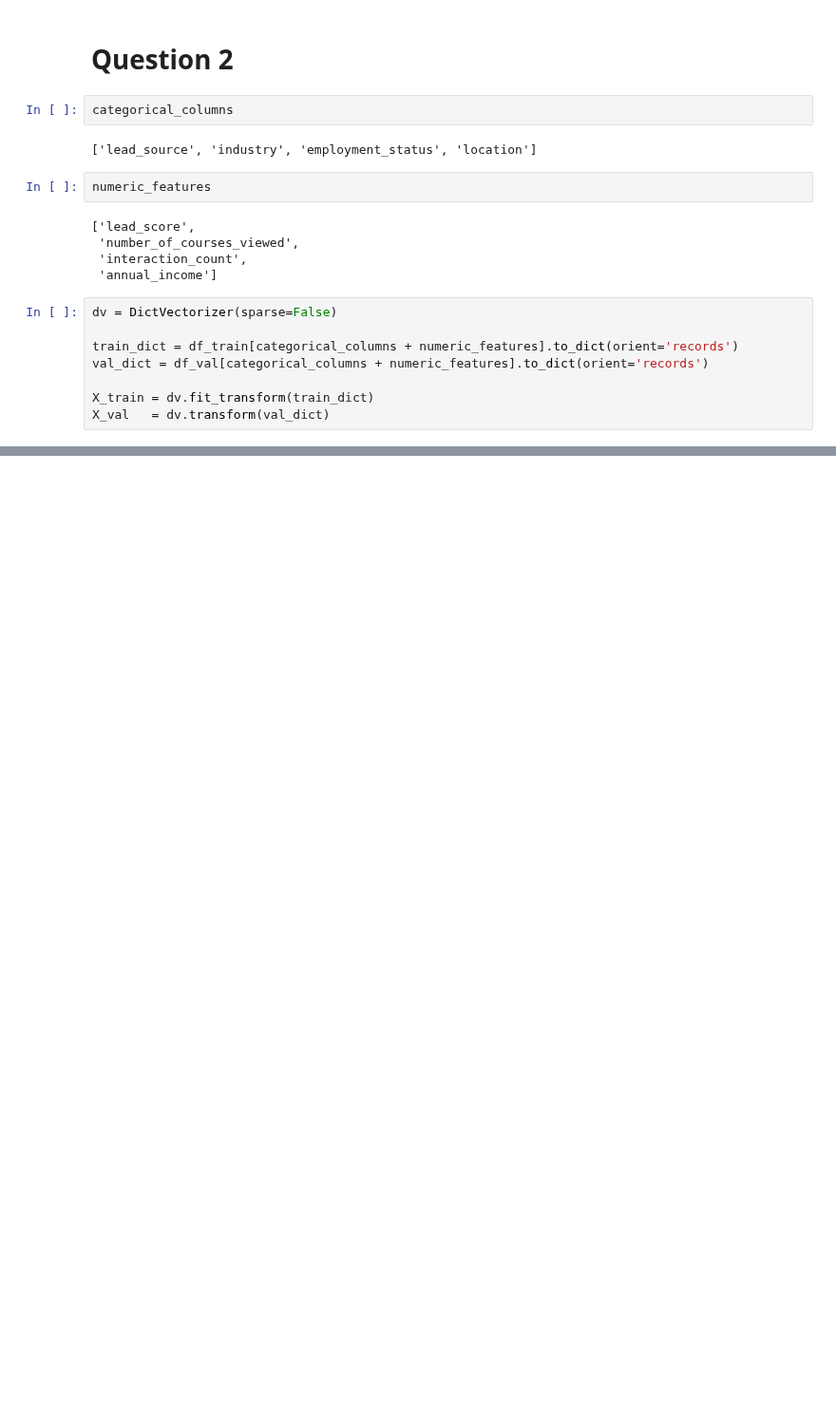
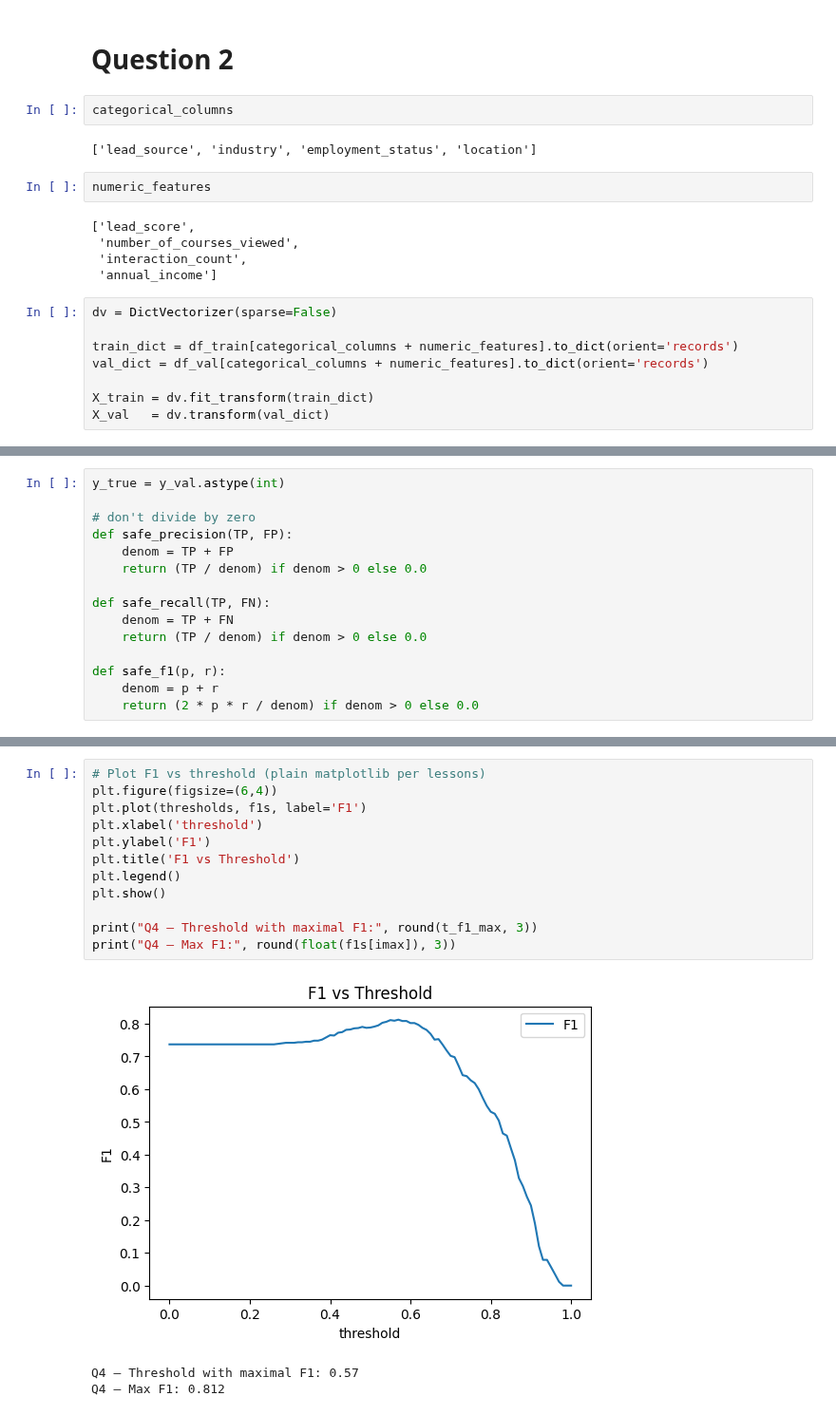
Before and after one commit to brukeg/machine-learning-zoomcamp, a Jupyter notebook: 04-Evaluation/module-four-homework.ipynb, the cells around one changed output, grey strips where cells are left out. Shown at 95% size. Saved outputs shown, nothing was run; the diff lists cells and outputs as text; blank space fills up the shorter version.

```diff
--- a/04-Evaluation/module-four-homework.ipynb
+++ b/04-Evaluation/module-four-homework.ipynb
@@ -236,0 +284,15 @@ AUC (rounded to 3 d.p.): 0.817
+# %%
+y_true = y_val.astype(int)
+
+# don't divide by zero
+def safe_precision(TP, FP):
+    denom = TP + FP
+    return (TP / denom) if denom > 0 else 0.0
+
+def safe_recall(TP, FN):
+    denom = TP + FN
+    return (TP / denom) if denom > 0 else 0.0
+
+def safe_f1(p, r):
+    denom = p + r
+    return (2 * p * r / denom) if denom > 0 else 0.0
@@ -236,0 +320,16 @@ AUC (rounded to 3 d.p.): 0.817
+# %%
+# Plot F1 vs threshold (plain matplotlib per lessons)
+plt.figure(figsize=(6,4))
+plt.plot(thresholds, f1s, label='F1')
+plt.xlabel('threshold')
+plt.ylabel('F1')
+plt.title('F1 vs Threshold')
+plt.legend()
+plt.show()
+
+print("Q4 — Threshold with maximal F1:", round(t_f1_max, 3))
+print("Q4 — Max F1:", round(float(f1s[imax]), 3))
+# %% [output]
+[figure, added]
+Q4 — Threshold with maximal F1: 0.57
+Q4 — Max F1: 0.812
```
Also changed, not shown: parts of 15 cells of this notebook, 1 other file.
